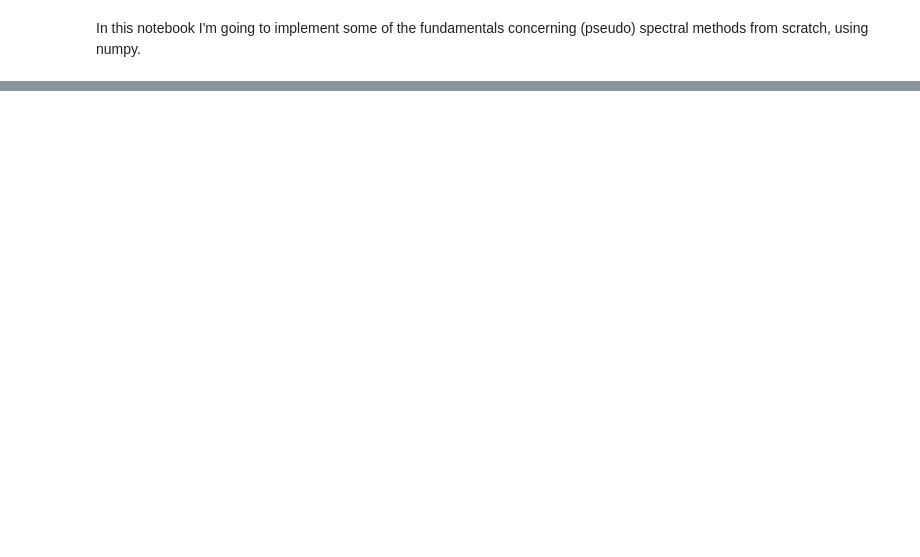
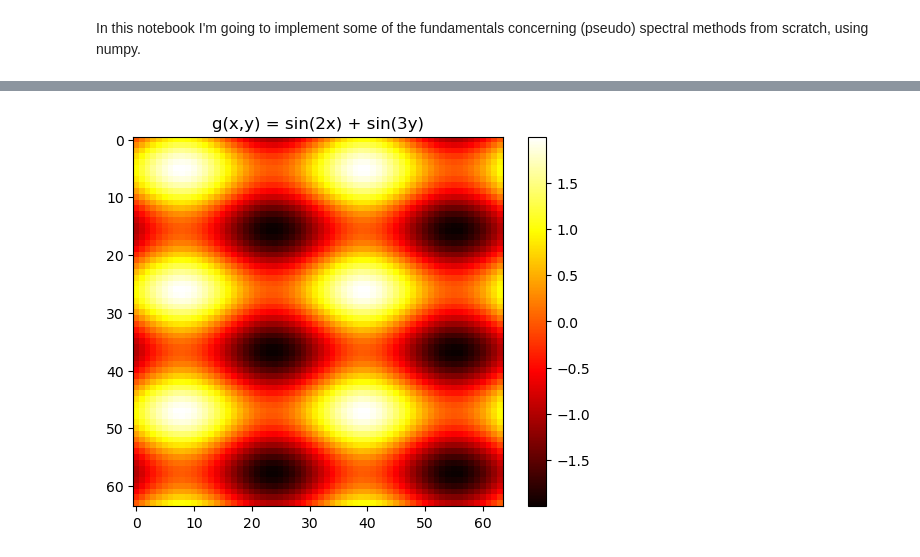
Before and after one commit to nathanWolo/MATH449, a Jupyter notebook: fft/spectral.ipynb, the cells around one changed output, grey strips where cells are left out. Saved outputs shown, nothing was run; the diff lists cells and outputs as text; code cells hidden in the pictures; blank space fills up the shorter version.

```diff
--- a/fft/spectral.ipynb
+++ b/fft/spectral.ipynb
@@ -174,0 +187,19 @@ Time taken for DFT:  0.4551699161529541
+# %%
+'''Simple example of solving a Poisson equation using spectral methods and our FFT implementation.'''
+
+'''Poisson equation: (d^2/dx^2 + d^2/dy^2)f(x,y) = g(x,y)'''
+N = 64
+x = np.linspace(0, 2*np.pi, N)
+y = np.linspace(0, 2*np.pi, N)
+X, Y = np.meshgrid(x, y)
+
+def g(x,y):
+    return np.sin(2*x) + np.sin(3*y)
+
+G = g(X, Y)
+plt.imshow(G, cmap='hot')
+plt.colorbar()
+plt.title('g(x,y) = sin(2x) + sin(3y)')
+plt.show()
+# %% [output]
+[figure, added]
```
Also changed, not shown: parts of 11 cells of this notebook.
